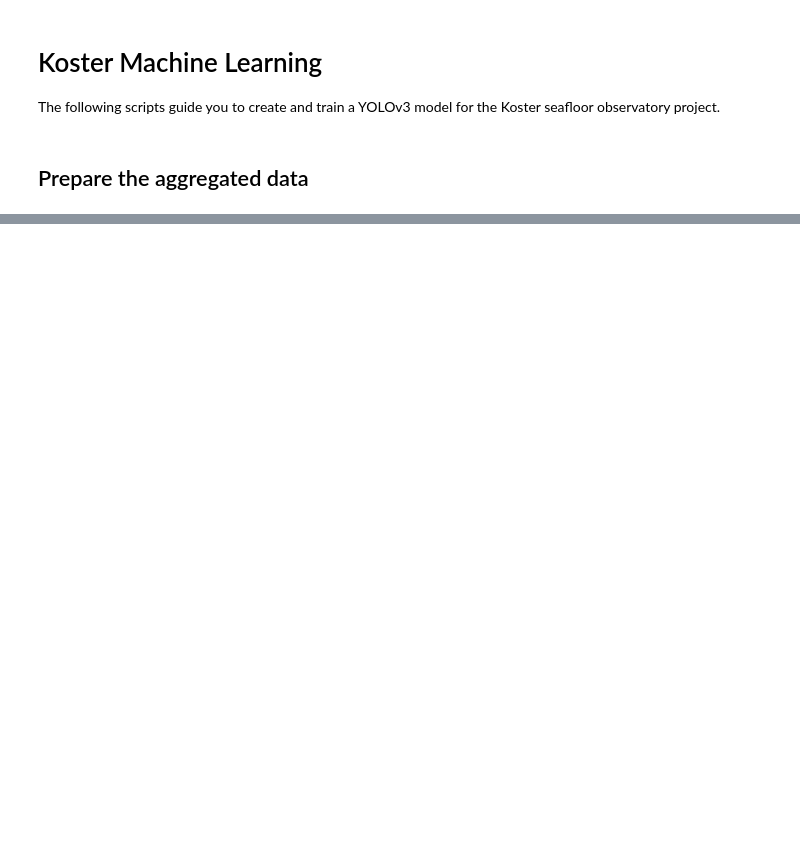
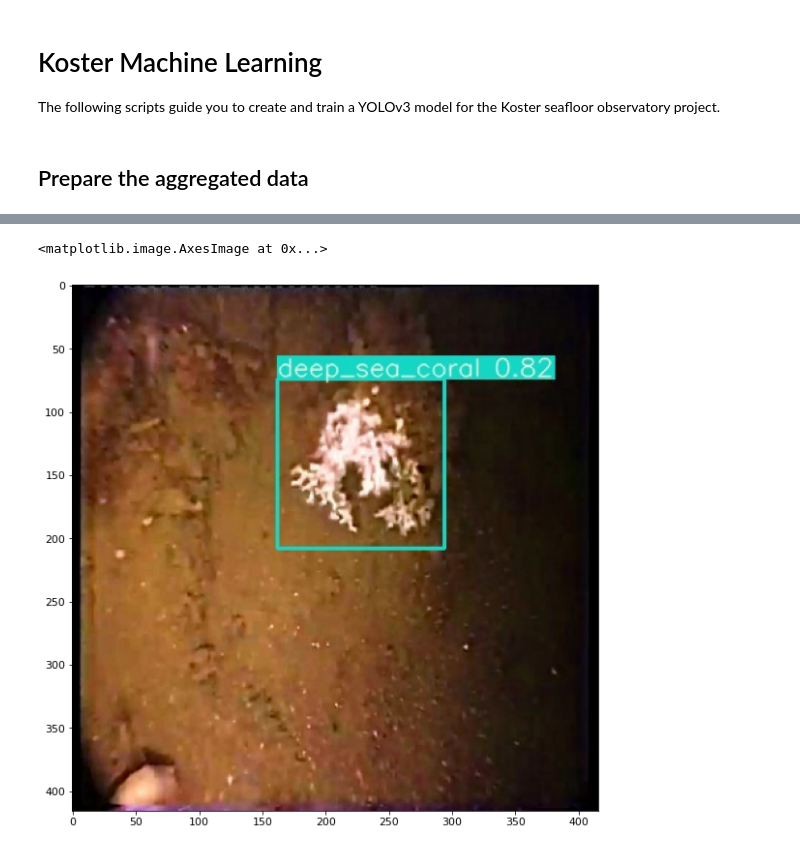
Before and after one commit to ocean-data-factory-sweden/koster_ml, a Jupyter notebook: koster_ml_flow.ipynb, the cells around one changed output, grey strips where cells are left out. Saved outputs shown, nothing was run; the diff lists cells and outputs as text; code cells hidden in the pictures; blank space fills up the shorter version.

```diff
--- a/koster_ml_flow.ipynb
+++ b/koster_ml_flow.ipynb
@@ -36,0 +85,10 @@ ModuleNotFoundError: No module named 'pims'
+# %%
+img = cv2.imread("/usr/src/app/koster_ml/output/000203 TMBL-ROV 2000 Säcken revet EJ numrerade band_frame_21750.jpg")
+# %%
+rgb_img = cv2.cvtColor(img, cv2.COLOR_BGR2RGB)
+# %%
+plt.figure(figsize=(10,10))
+plt.imshow(rgb_img)
+# %% [output]
+<matplotlib.image.AxesImage at 0x...>
+[figure, added]
```
Also changed, not shown: parts of 9 cells of this notebook.
